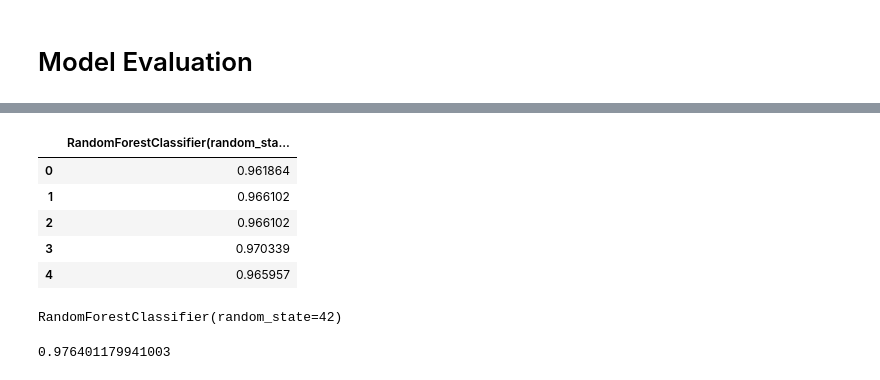
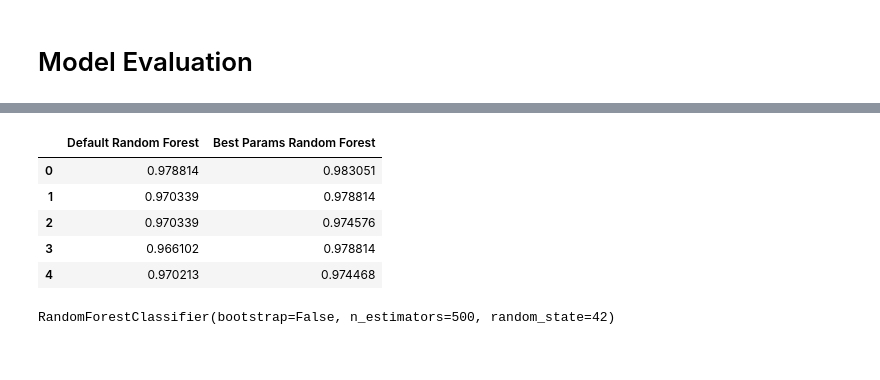
Before and after one commit to SaadBadr/Arabic-Font-Identification, a Jupyter notebook: arabic-font-identification.ipynb, the cells around one changed output, grey strips where cells are left out. Drawn from its saved outputs; the diff is of its cells as text; code cells hidden in the pictures.

Commit message:
Update the main module with the final model

```diff
--- a/arabic-font-identification.ipynb
+++ b/arabic-font-identification.ipynb
@@ -372,22 +380,33 @@ data_train_features.shape
+# %%
+from sklearn.model_selection import GridSearchCV
+param_grid = {
+    'n_estimators': [i for i in range(100, 501, 1)],
+    'max_features': ['auto', 'sqrt', 'log2'],
+    'bootstrap': [True, False],
+    'criterion' :['entropy', 'gini']
+}
+CV_rfc = GridSearchCV(estimator=RandomForestClassifier(random_state=42, bootstrap=False, criterion='gini'), param_grid=param_grid, n_jobs=-1)
+CV_rfc.fit(data_train_features, labels_train)
+# %%
+# calculated by Grid Search
+best_params = {
+    'n_estimators': 500, #155
+    'max_features': 'auto',
+    'bootstrap': False,
+    'criterion' : 'gini'
+}
 # %%
-from sklearn.ensemble import RandomForestClassifier
-score_all,_ = cross_val_classifiers(data_train_features, labels_train, [RandomForestClassifier(random_state=42)])
+score_all,_ = cross_val_classifiers(data_train_features, labels_train, [RandomForestClassifier(random_state=42), RandomForestClassifier(random_state=42).set_params(**best_params)], ["Default Random Forest", "Best Params Random Forest"])
+score_all
+# %% [output]
+|  | Default Random Forest | Best Params Random Forest |
+| 0 | 0.978814 | 0.983051 |
+| 1 | 0.970339 | 0.978814 |
+| 2 | 0.970339 | 0.974576 |
+| 3 | 0.966102 | 0.978814 |
+| 4 | 0.970213 | 0.974468 |
-# %%
-score_all
-# %% [output]
-|  | RandomForestClassifier(random_sta... |
-| 0 | 0.961864 |
-| 1 | 0.966102 |
-| 2 | 0.966102 |
-| 3 | 0.970339 |
-| 4 | 0.965957 |
 # %%
-random_forest_clf = RandomForestClassifier(random_state=42)
+random_forest_clf = RandomForestClassifier(random_state=42).set_params(**best_params)
 random_forest_clf.fit(data_train_features, labels_train)
 # %% [output]
-RandomForestClassifier(random_state=42)
+RandomForestClassifier(bootstrap=False, n_estimators=500, random_state=42)
-# %%
-data_validation_features = preprocessing_feature_extraction_pipeline(data_validation, True)
-random_forest_clf.score(data_validation_features, labels_validation)
-# %% [output]
-0.976401179941003
```
Also changed, not shown: parts of 30 cells of this notebook.
